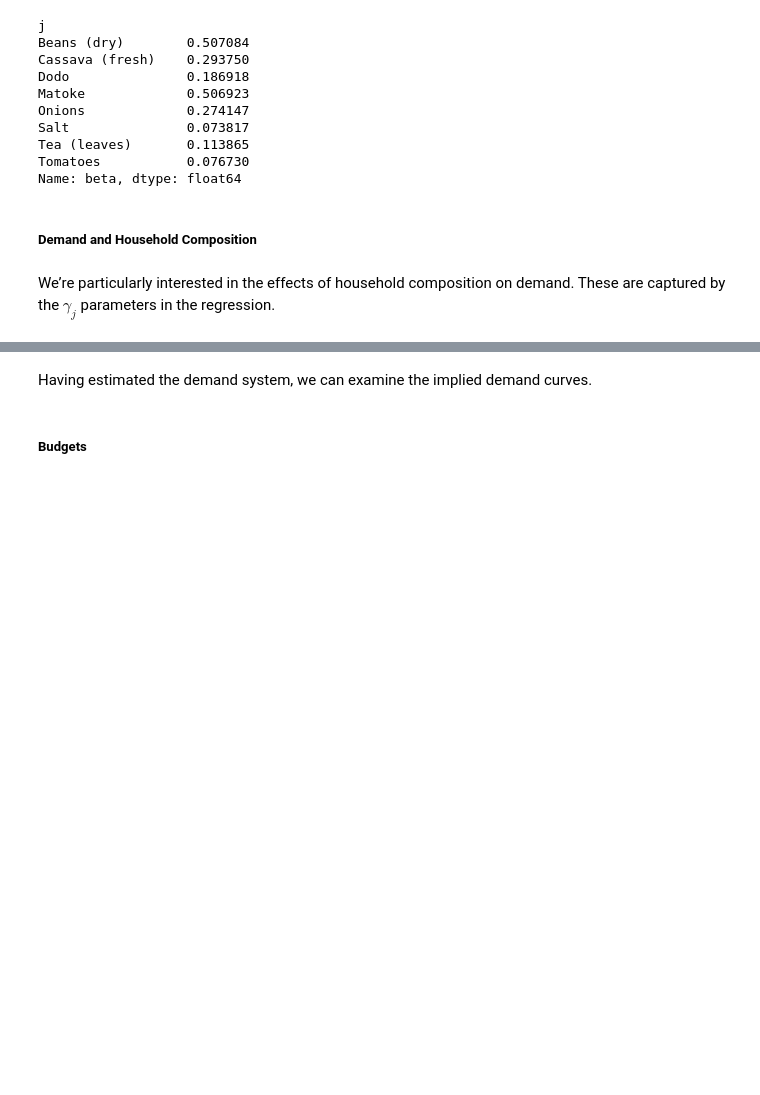
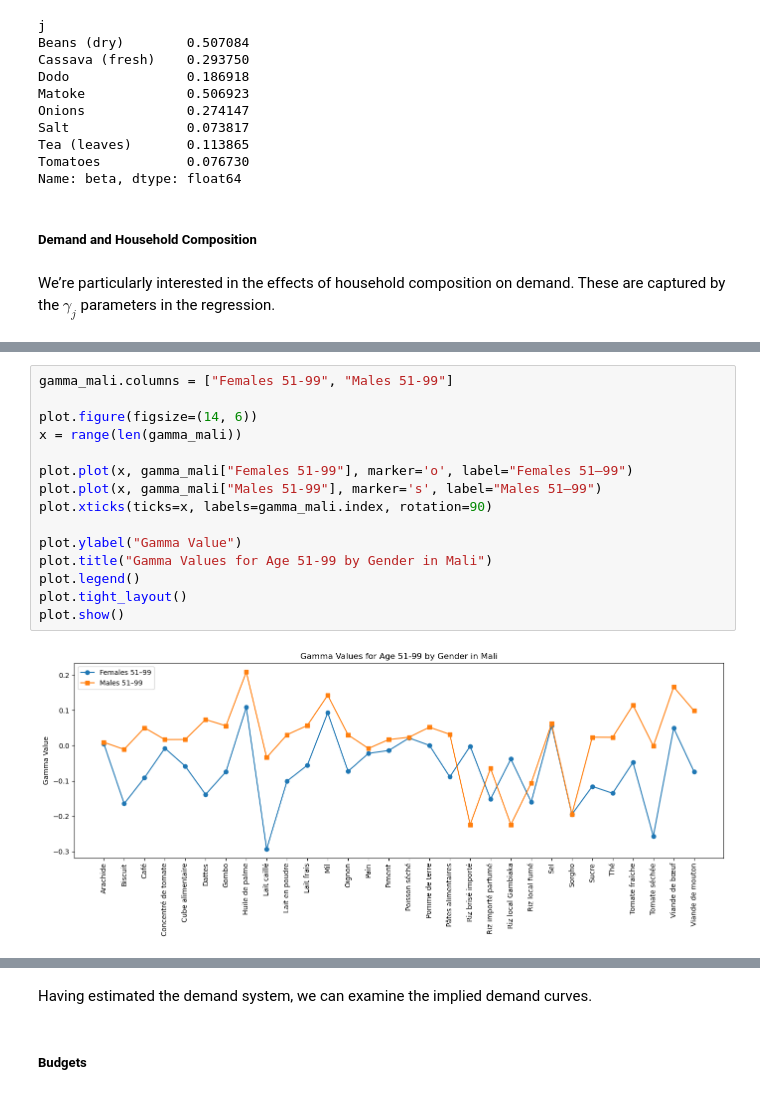
Before and after one commit to allisonpvn/ENVECON153_Proj3, a Jupyter notebook: Code.ipynb, the cells around one changed output, grey strips where cells are left out. Cells and saved outputs as stored; diff of their text form; blank space fills up the shorter version.

```diff
--- a/Code.ipynb
+++ b/Code.ipynb
@@ -326,0 +292,17 @@ result = cfe.regression.read_pickle('uganda_estimates.rgsn')
+# %%
+gamma_mali.columns = ["Females 51-99", "Males 51-99"]
+
+plot.figure(figsize=(14, 6))
+x = range(len(gamma_mali))
+
+plot.plot(x, gamma_mali["Females 51-99"], marker='o', label="Females 51–99")
+plot.plot(x, gamma_mali["Males 51-99"], marker='s', label="Males 51–99")
+plot.xticks(ticks=x, labels=gamma_mali.index, rotation=90)
+
+plot.ylabel("Gamma Value")
+plot.title("Gamma Values for Age 51-99 by Gender in Mali")
+plot.legend()
+plot.tight_layout()
+plot.show()
+# %% [output]
+[figure, added]
```
Also changed, not shown: parts of 28 cells of this notebook.
